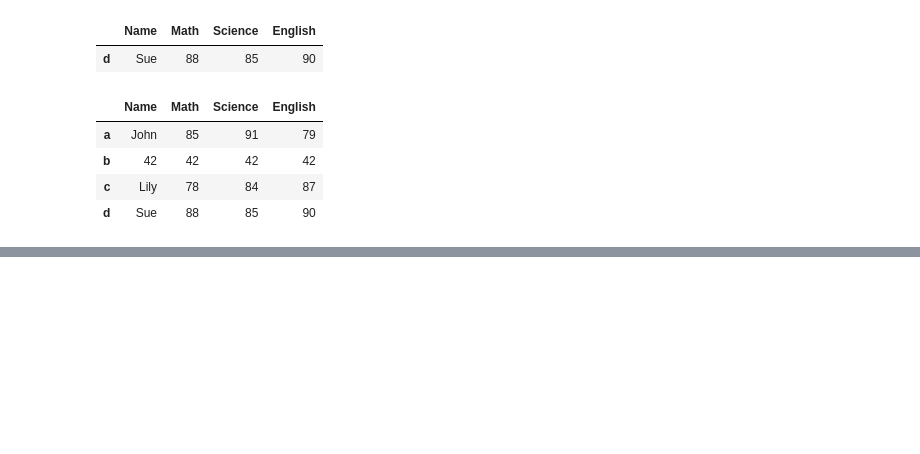
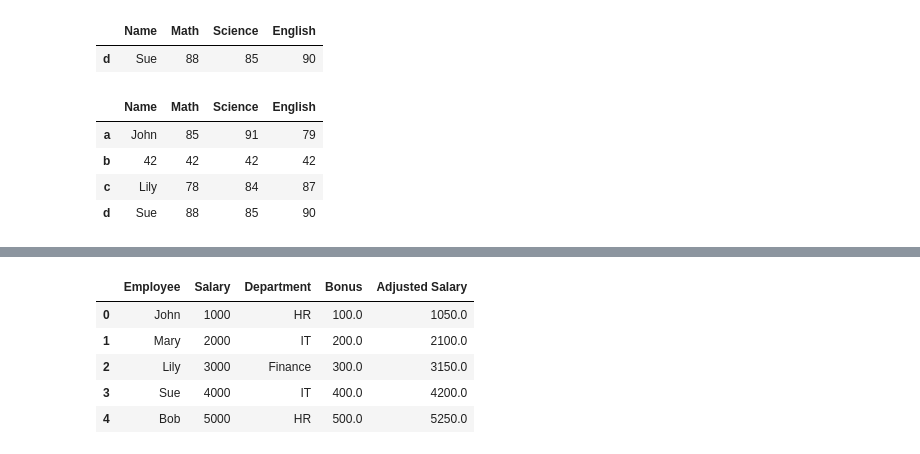
Before and after one commit to PotapenkoOleg/ai-notebooks, a Jupyter notebook: ai_notebooks/pandas/youtube_course.ipynb, the cells around one changed output, grey strips where cells are left out. Saved outputs shown, nothing was run; the diff lists cells and outputs as text; code cells hidden in the pictures; blank space fills up the shorter version.

```diff
--- a/ai_notebooks/pandas/youtube_course.ipynb
+++ b/ai_notebooks/pandas/youtube_course.ipynb
@@ -218,0 +223,9 @@ df.where(df['Math'] < 90, 42)
+# %%
+data = {
+    'Employee': ['John', 'Mary', 'Lily', 'Sue', 'Bob'],
+    'Salary': [1000, 2000, 3000, 4000, 5000],
+    'Department': ['HR', 'IT', 'Finance', 'IT', 'HR']
+}
+# %%
+df = pd.DataFrame(data)
+df
@@ -218,0 +311,6 @@ df.where(df['Math'] < 90, 42)
+# %%
+def calc_bonus(salary):
+    return salary * 0.1
+# %%
+df['Bonus'] = df['Salary'].apply(calc_bonus)
+df
@@ -218,0 +324,10 @@ df.where(df['Math'] < 90, 42)
+# %%
+df['Adjusted Salary'] = df['Salary'].apply(lambda x: x * 1.05)
+df
+# %% [output]
+|  | Employee | Salary | Department | Bonus | Adjusted Salary |
+| 0 | John | 1000 | HR | 100.0 | 1050.0 |
+| 1 | Mary | 2000 | IT | 200.0 | 2100.0 |
+| 2 | Lily | 3000 | Finance | 300.0 | 3150.0 |
+| 3 | Sue | 4000 | IT | 400.0 | 4200.0 |
+| 4 | Bob | 5000 | HR | 500.0 | 5250.0 |
```
Also changed, not shown: parts of 82 cells of this notebook, 1 other file.
